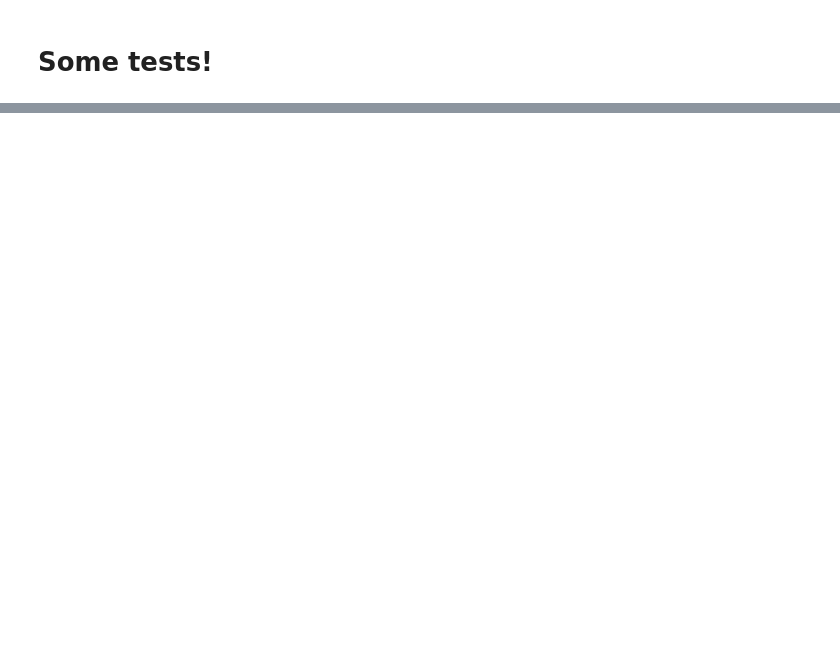
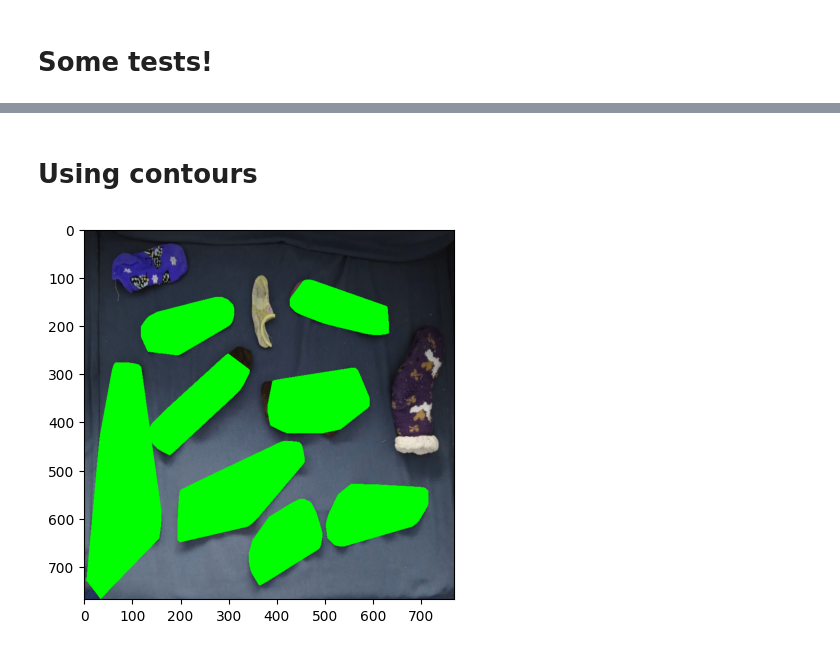
Before and after one commit to carloshernangarrido/socks_matcher, a Jupyter notebook: model_testing.ipynb, the cells around one changed output, grey strips where cells are left out. Drawn from its saved outputs; the diff is of its cells as text; code cells hidden in the pictures; blank space fills up the shorter version.

```diff
--- a/model_testing.ipynb
+++ b/model_testing.ipynb
@@ -411,0 +586,64 @@ test:  (32, 256, 256, 3) (32, 256, 256, 1)
+# %% [markdown]
+# Using contours
+# %%
+# Step 1: Load the image
+image = large_image
+
+# Step 2: Convert the image to grayscale
+gray = cv2.cvtColor(image, cv2.COLOR_BGR2GRAY)
+
+# Step 3: Apply a threshold or edge detection
+edges = cv2.Canny(gray, 100, 200)
+
+# Step 4: Find contours
+contours, _ = cv2.findContours(edges, cv2.RETR_EXTERNAL, cv2.CHAIN_APPROX_SIMPLE)
+
+# Step 5: Form convex hulls
+convex_hulls = [cv2.convexHull(contour) for contour in contours]
+
+# Create an empty mask to draw filled convex hulls
+hull_mask = np.zeros_like(gray)
+
+# Fill convex hulls on the mask
+for hull in convex_hulls:
+    cv2.drawContours(hull_mask, [hull], -1, 255, thickness=cv2.FILLED)
+
+# Apply dilation and erosion
+kernel = np.ones((5, 5), np.uint8)
+dilated_mask = cv2.dilate(hull_mask, kernel, iterations=1)
+eroded_mask = cv2.erode(dilated_mask, kernel, iterations=1)
+
+# Find convex hulls on each contour after dilation and erosion
+contours_after_morph, _ = cv2.findContours(eroded_mask, cv2.RETR_EXTERNAL, cv2.CHAIN_APPROX_SIMPLE)
+convex_hulls_after_morph = [cv2.convexHull(contour) for contour in contours_after_morph]
+
+# Create an empty mask to draw filled convex hulls after morphology operations
+hull_mask_after_morph = np.zeros_like(gray)
+
+# Fill convex hulls on the mask after morphology operations
+for hull in convex_hulls_after_morph:
+    cv2.drawContours(hull_mask_after_morph, [hull], -1, 255, thickness=cv2.FILLED)
+
+# Step 6: Find connected components in the mask
+num_labels, labels, stats, centroids = cv2.connectedComponentsWithStats(hull_mask_after_morph)
+
+# Step 7: Retain components with larger area
+sorted_areas = np.sort(stats[:, cv2.CC_STAT_AREA])
+
+min_area = 0.1 * sorted_areas[-2]  # Set the minimum area threshold
+filtered_mask = np.zeros_like(gray)
+
+for i in range(1, num_labels):  # Start from 1 to skip the background
+    if stats[i, cv2.CC_STAT_AREA] >= min_area:
+        filtered_mask[labels == i] = 255
+
+# Optional: Draw the filtered components on the original image for visualization
+output_image = image.copy()
+output_image[filtered_mask == 255] = [0, 255, 0]  # Draw in green
+
+# Display the result
+plt.figure()
+plt.imshow(cv2.cvtColor(output_image, cv2.COLOR_BGR2RGB))
+plt.show()
+# %% [output]
+[figure, added]
```
Also changed, not shown: parts of 14 cells of this notebook, 6 other files.
